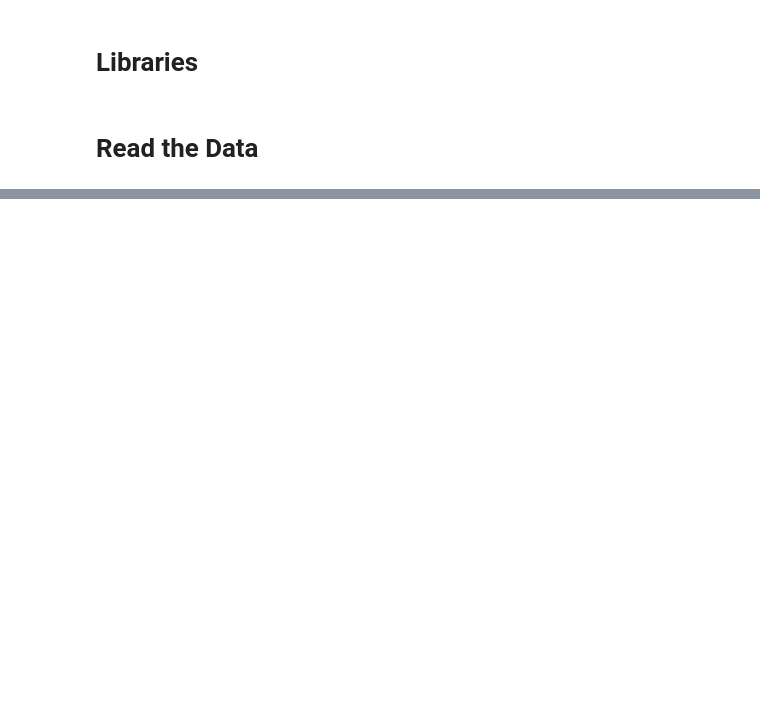
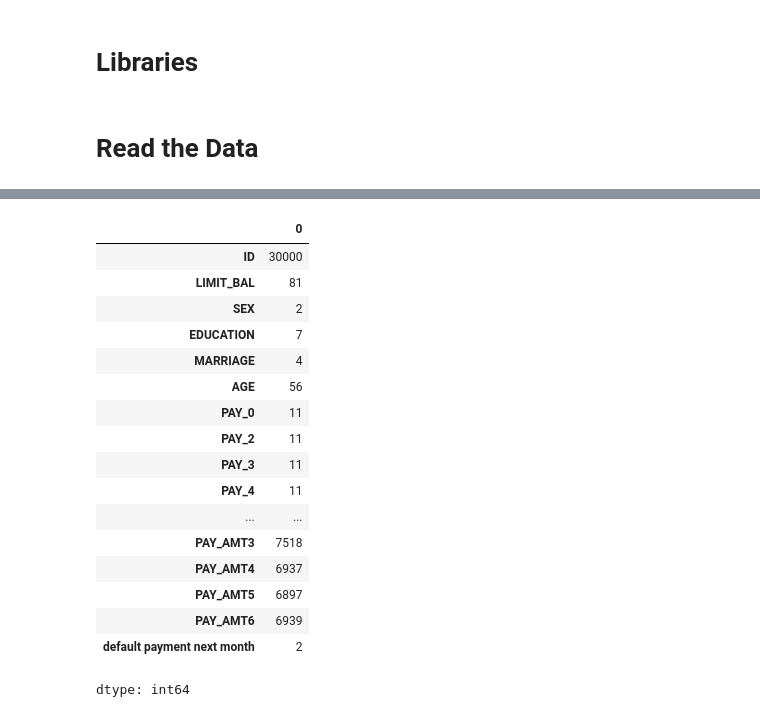
Before and after one commit to Knchna/Credit_Default_Preprocessing, a Jupyter notebook: Credit_Default_Preprocessing.ipynb, the cells around one changed output, grey strips where cells are left out. Cells and saved outputs as stored; diff of their text form; code cells hidden in the pictures; blank space fills up the shorter version.

```diff
--- a/Credit_Default_Preprocessing.ipynb
+++ b/Credit_Default_Preprocessing.ipynb
@@ -40,0 +94,21 @@ df_credit.head(20)
+# %%
+df_credit.nunique()
+# %% [output]
+|  | 0 |
+| ID | 30000 |
+| LIMIT_BAL | 81 |
+| SEX | 2 |
+| EDUCATION | 7 |
+| MARRIAGE | 4 |
+| AGE | 56 |
+| PAY_0 | 11 |
+| PAY_2 | 11 |
+| PAY_3 | 11 |
+| PAY_4 | 11 |
+| ... | ... |
+| PAY_AMT3 | 7518 |
+| PAY_AMT4 | 6937 |
+| PAY_AMT5 | 6897 |
+| PAY_AMT6 | 6939 |
+| default payment next month | 2 |
+dtype: int64
```
Also changed, not shown: parts of 26 cells of this notebook.
